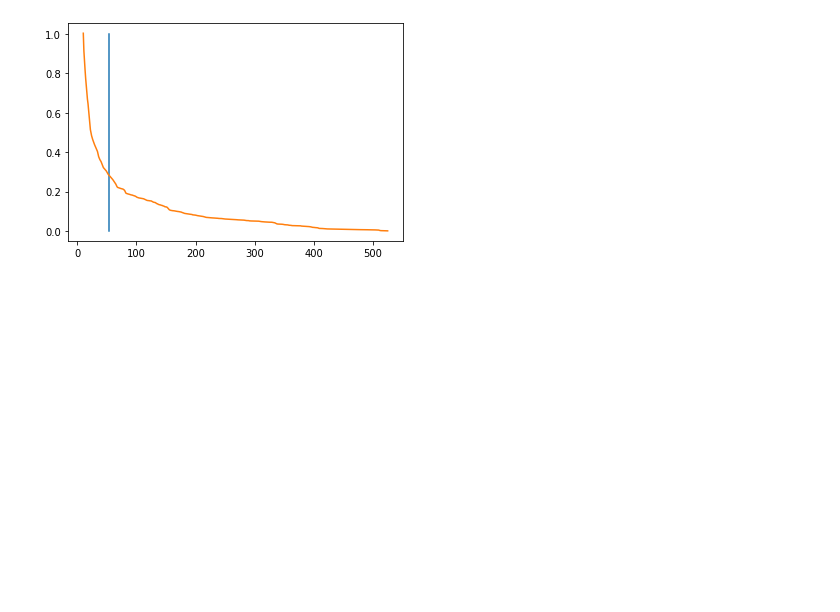
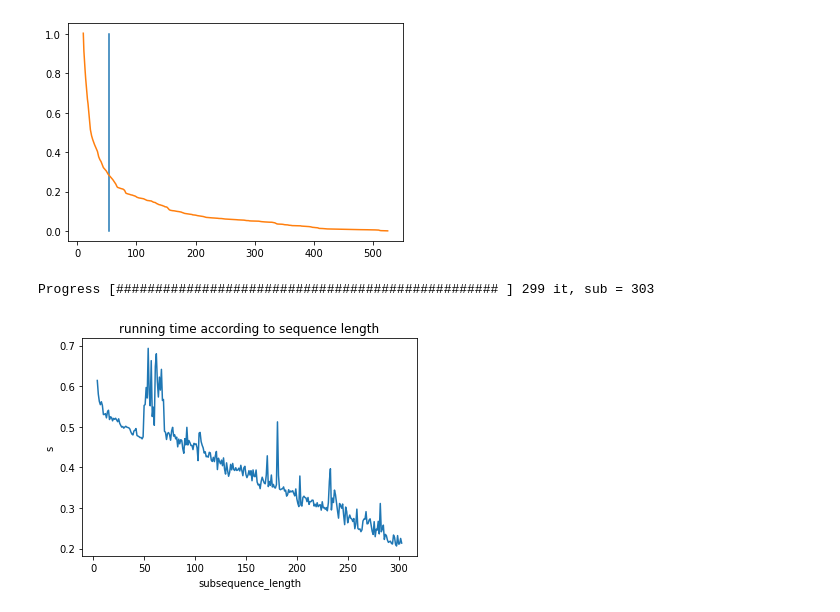
Before and after one commit to adriencances/TimeSeriesProject, a Jupyter notebook: mstamp/Untitled.ipynb, the cells around one changed output. Cells and saved outputs as stored; diff of their text form; code cells hidden in the pictures; blank space fills up the shorter version.

Commit message:
sub lentgh

```diff
--- a/mstamp/Untitled.ipynb
+++ b/mstamp/Untitled.ipynb
@@ -43,7 +43,7 @@ mat_pro_ref, pro_idx_ref = mstamp(multivariate_time_series.T, 10)
 rmse = []
 for i in range(1, sub_num):
     print("\r"+ str(i), end="")
-    mat_pro_approx, pro_idx_approx = mstamp(multivariate_time_series.T, 10, i)
+    mat_pro_approx, pro_idx_approx = mstamp(multivariate_time_series.T, 10, i, random=True)
     rmse.append(RMSE(mat_pro_approx, mat_pro_ref))
 
 d = np.linspace(0, 1, 100)
@@ -54,3 +54,24 @@ plt.show()
 527
 526
 [figure]
+# %%
+import time
+n = 300
+subsequence_lentgh = 4 + np.arange(n)
+sec = []
+i = 0
+for sub in subsequence_lentgh:
+    print('\rProgress [{0:<50s}] {1} it, sub = {2}'.format("#"*int(i/n*50), i, sub), end="")
+    tic_in = time.time()
+    mat_pro_approx, pro_idx_approx = mstamp(multivariate_time_series.T, sub)
+    tic_out = time.time()
+    sec.append(tic_out-tic_in)
+    i += 1
+plt.plot(subsequence_lentgh, sec)
+plt.title("running time according to sequence length")
+plt.xlabel("subsequence_length")
+plt.ylabel("second")
+plt.show()
+# %% [output]
+Progress [################################################# ] 299 it, sub = 303
+[figure, added]
```
Also changed, not shown: 1 other file.
